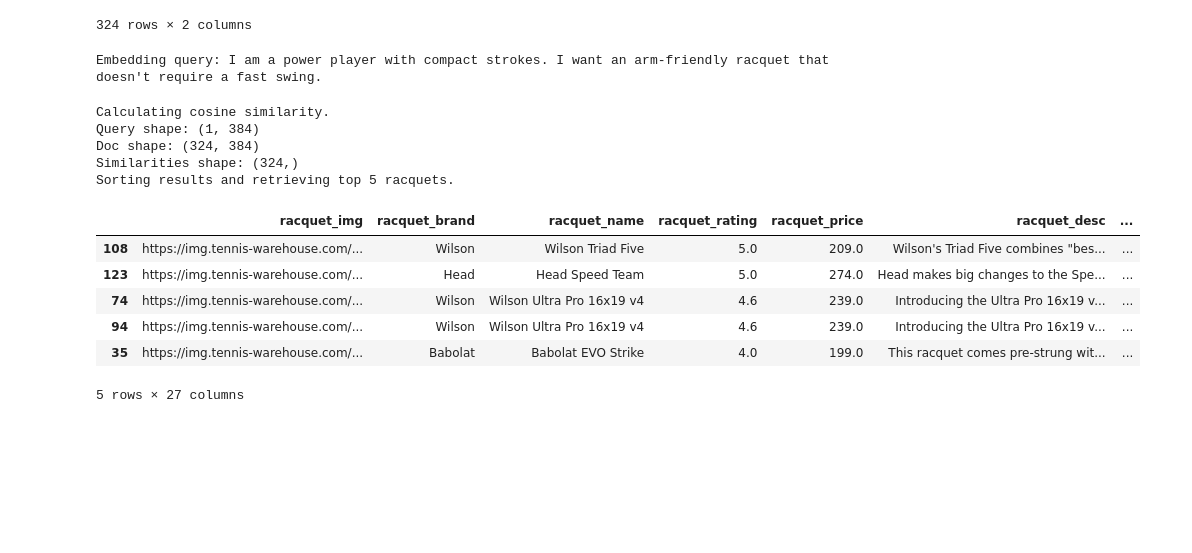
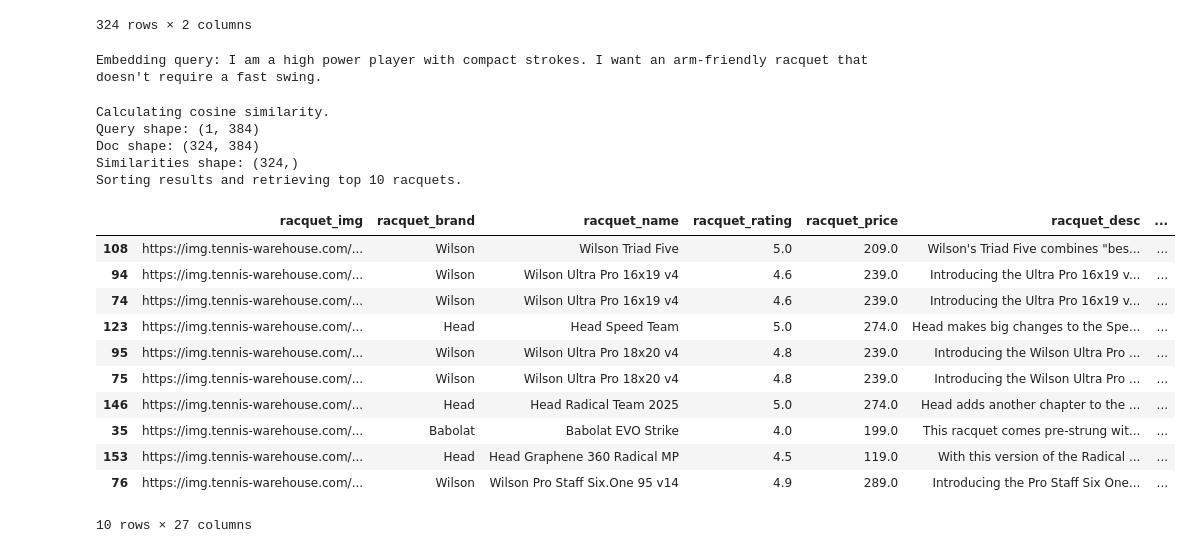
Before and after one commit to r0hankrishnan/racket-semantic-search, a Jupyter notebook: notebooks/06-rk-racquet-preprocessing.ipynb, the cells around one changed output. Drawn from its saved outputs; the diff is of its cells as text; code cells hidden in the pictures; blank space fills up the shorter version.

```diff
--- a/notebooks/06-rk-racquet-preprocessing.ipynb
+++ b/notebooks/06-rk-racquet-preprocessing.ipynb
@@ -219,22 +221,27 @@ def get_top_k_matches(df:pd.DataFrame, query:str, embedding_column:str, model:Se
 
     return results
 # %%
-query = "I am a power player with compact strokes. I want an arm-friendly racquet that doesn't require a fast swing."
+query = "I am a high power player with compact strokes. I want an arm-friendly racquet that doesn't require a fast swing."
 
-res = get_top_k_matches(df, query, embedding_column = "embedded_text")
+res = get_top_k_matches(df, query, embedding_column = "embedded_text", k = 10)
 
 res #Did not perform well
 # %% [output]
-Embedding query: I am a power player with compact strokes. I want an arm-friendly racquet that doesn't require a fast swing.
+Embedding query: I am a high power player with compact strokes. I want an arm-friendly racquet that doesn't require a fast swing.
 Calculating cosine similarity.
 Query shape: (1, 384)
 Doc shape: (324, 384)
 Similarities shape: (324,)
-Sorting results and retrieving top 5 racquets.
+Sorting results and retrieving top 10 racquets.
 |  | racquet_img | racquet_brand | racquet_name | racquet_rating | racquet_price | racquet_desc | ... |
 | 108 | https://img.tennis-warehouse.com/... | Wilson | Wilson Triad Five | 5.0 | 209.0 | Wilson's Triad Five combines "bes... | ... |
+| 94 | https://img.tennis-warehouse.com/... | Wilson | Wilson Ultra Pro 16x19 v4 | 4.6 | 239.0 | Introducing the Ultra Pro 16x19 v... | ... |
+| 74 | https://img.tennis-warehouse.com/... | Wilson | Wilson Ultra Pro 16x19 v4 | 4.6 | 239.0 | Introducing the Ultra Pro 16x19 v... | ... |
 | 123 | https://img.tennis-warehouse.com/... | Head | Head Speed Team | 5.0 | 274.0 | Head makes big changes to the Spe... | ... |
-| 74 | https://img.tennis-warehouse.com/... | Wilson | Wilson Ultra Pro 16x19 v4 | 4.6 | 239.0 | Introducing the Ultra Pro 16x19 v... | ... |
-| 94 | https://img.tennis-warehouse.com/... | Wilson | Wilson Ultra Pro 16x19 v4 | 4.6 | 239.0 | Introducing the Ultra Pro 16x19 v... | ... |
+| 95 | https://img.tennis-warehouse.com/... | Wilson | Wilson Ultra Pro 18x20 v4 | 4.8 | 239.0 | Introducing the Wilson Ultra Pro ... | ... |
+| 75 | https://img.tennis-warehouse.com/... | Wilson | Wilson Ultra Pro 18x20 v4 | 4.8 | 239.0 | Introducing the Wilson Ultra Pro ... | ... |
+| 146 | https://img.tennis-warehouse.com/... | Head | Head Radical Team 2025 | 5.0 | 274.0 | Head adds another chapter to the ... | ... |
 | 35 | https://img.tennis-warehouse.com/... | Babolat | Babolat EVO Strike | 4.0 | 199.0 | This racquet comes pre-strung wit... | ... |
+| 153 | https://img.tennis-warehouse.com/... | Head | Head Graphene 360 Radical MP | 4.5 | 119.0 | With this version of the Radical ... | ... |
+| 76 | https://img.tennis-warehouse.com/... | Wilson | Wilson Pro Staff Six.One 95 v14 | 4.9 | 289.0 | Introducing the Pro Staff Six One... | ... |
-5 rows × 27 columns
+10 rows × 27 columns
```
Also changed, not shown: parts of 1 cell of this notebook, 3 other files.
